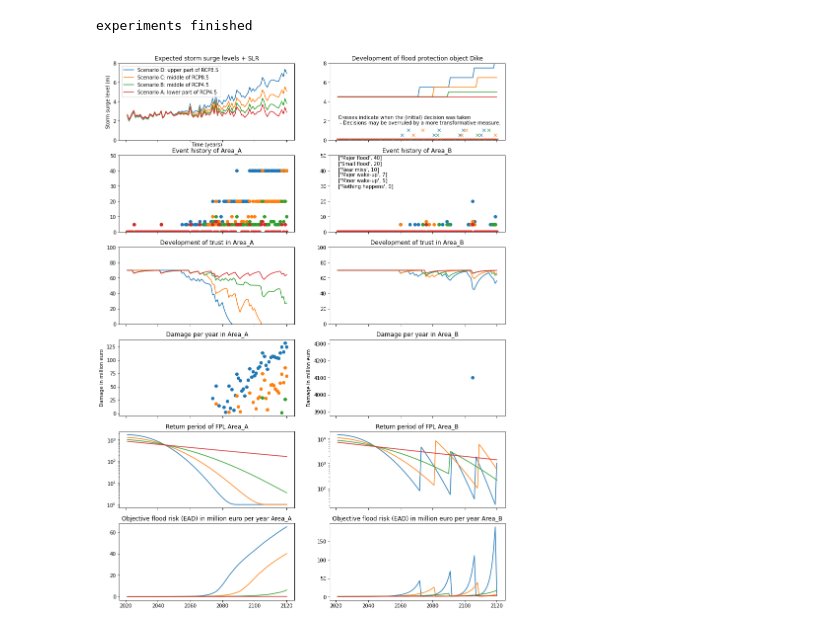
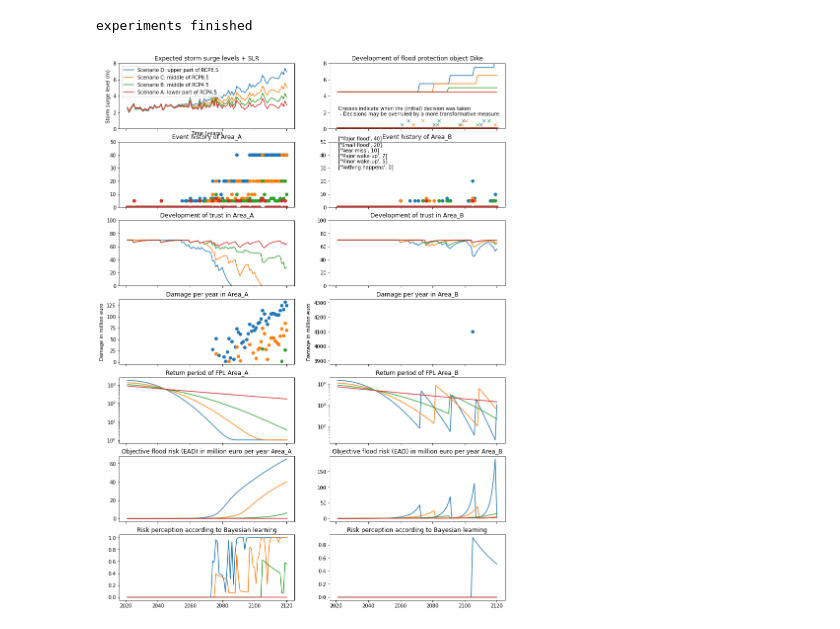
Before and after one commit to keesvanginkel/Urban-SETP, a Jupyter notebook: Rotterdam.ipynb, the cells around one changed output. Drawn from its saved outputs; the diff is of its cells as text; code cells hidden in the pictures.

Commit message:
Implemented risk perception using Bayesian learning

```diff
--- a/Rotterdam.ipynb
+++ b/Rotterdam.ipynb
@@ -58,6 +58,21 @@ Rotty.add_Parameter("Gumbel", #From Sterl et al. 2009
               "mu"   : 2.33,
               "beta" : 0.234}))
 
+Rotty.add_Parameter("Bayesian_weighing_constants",   #Adapted from Haer et al. (2017)
+        OrderedDict({ #a is the weighting of the previous timestep for the new risk perception
+            "a_noflood" : 1,    #previous timestep weighs heavily if no flood occurs
+            "a_flood"   : 0.1,  #times b !!! previous timestep weighs little in case of flood
+            "b_noflood" : 0.04, #flood experience in current timestep
+            "b_flood"   : 1,    #weighs heavily in case of a flood
+            "c"         : 0,    #neighbours (other agents)
+            "d"         : 0 })) #media
+
+
+#Haer et al, 2017, p1982
+Rotty.add_Parameter("I_experience_interp", #Used for linear interp of the experience(Haer et al., 2017)
+        {"xp" : [0,0.5], #water depth
+         "fp" : [0,1]})
+
 #Rotty.add_Parameter("Trust",
 #        OrderedDict({
 #              "k" : 0.2,
@@ -297,6 +317,12 @@ def run_model(Model,SurgeSeries,Mayor):
             #print(RA.risk)
             #print(RA.protection_level_rp)
 
+            #CALCULATE THE RISK PERCEPTION
+            if i != 0: #skip in the first timestep (here the initial condition is used)
+                I_exp = 0; #the flood experience in the current timestep
+                RA.weigh_RP_Bayesian(i,Model.Parameters["Bayesian_weighing_constants"],Model.Parameters["I_experience_interp"])
+
+
         #IMPLEMENT FLOOD PROTECTION MEASURES
         Mayor.apply_strategy(Model,SurgeSeries,i,time)
         for measure in allactiveMeasure: #tell all measures that are currently planned that a timestep has passed and that their implementation is coming near
@@ -324,7 +350,7 @@ print('experiments finished')
 # %% [output]
 experiments finished
 # %%
-fig, axes = plt.subplots(nrows=6,ncols=2,sharey=False,sharex=True,figsize=(14,20))
+fig, axes = plt.subplots(nrows=7,ncols=2,sharey=False,sharex=True,figsize=(14,20))
 
 labels = []
 
@@ -369,33 +395,36 @@ for experiment in reversed(experiments):
         #axes[1,i].set_yscale("log")
         #axes[1,i].set_ylim(0,50)
 
+        axes[6,i].set_title('Risk perception according to Bayesian learning')
+        axes[6,i].plot(SurgeSeries.years,Model.allResidentialArea[i].risk_perception,'-')
+
     axes[0,1].plot(SurgeSeries.years,Model.allFloodProtection[1].protection_level)
     axes[0,1].set_title('Development of flood protection object Dike')
 
 axes[0,0].legend(labels)
 
 axes[3,0].set_ylabel('Damage in million euro')
 axes[3,1].set_ylabel('Damage in million euro')
 
 #Add some additional text to some axes
 alarming_conditions = Model.Parameters['alarming_conditions']
 
 textbox = ""
 for key in alarming_conditions:
     textbox = textbox + str(alarming_conditions[key]) + '\n'
 
 axes[0,1].text(0.05,0.2,"Crosses indicate when the (initial) decision was taken \n - Decisions may be overruled by a more transformative measure.",transform=axes[0,1].transAxes)
 axes[1,1].text(0.05,0.5,textbox,transform=axes[1,1].transAxes)
 
 
 axes[0,1].set_prop_cycle(None) #reset the cycler to plot again in the same axes with similar colors
 for experiment in reversed(experiments):
     Model = experiment['Model']
     SurgeSeries = experiment['SurgeSeries']
     Mayor = experiment['Mayor']
 
     axes[0,1].plot(SurgeSeries.years,Model.allFloodProtection[1].measure_history,'x') #PLOT THE HISTORY OF THE MEASURES
 # %% [output]
-[figure, old version]
+[figure, new version]
 # %%
 #fig.savefig('Economicus.png')
```
Also changed, not shown: parts of 1 cell of this notebook, 1 other file.
